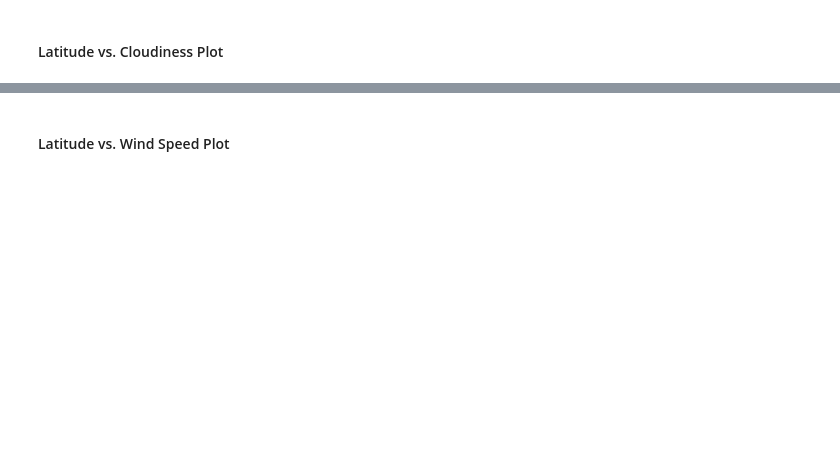
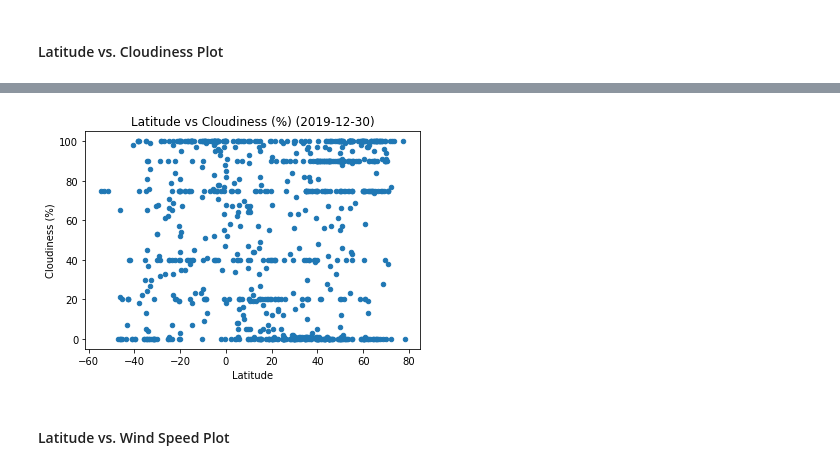
Before and after one commit to PGGokhale/python-api-challenge, a Jupyter notebook: WeatherPy/WeatherPy.ipynb, the cells around one changed output, grey strips where cells are left out. Saved outputs shown, nothing was run; the diff lists cells and outputs as text; code cells hidden in the pictures; blank space fills up the shorter version.

```diff
--- a/WeatherPy/WeatherPy.ipynb
+++ b/WeatherPy/WeatherPy.ipynb
@@ -127,2 +163,11 @@ dtype: int64
+# %%
+plot_graph(df, 'Lat', 'Cloudiness')
+plt.ylabel('Cloudiness (%)')
+plt.xlabel('Latitude')
+plt.title("Latitude vs Cloudiness (%) ({})".format(df["Date"][0]))
+plt.savefig("Lat_vs_Cloudiness.png")
+plt.show()
+# %% [output]
+[figure, added]
 # %% [markdown]
 #### Latitude vs. Wind Speed Plot
```
Also changed, not shown: parts of 24 cells of this notebook, 1 other file.
